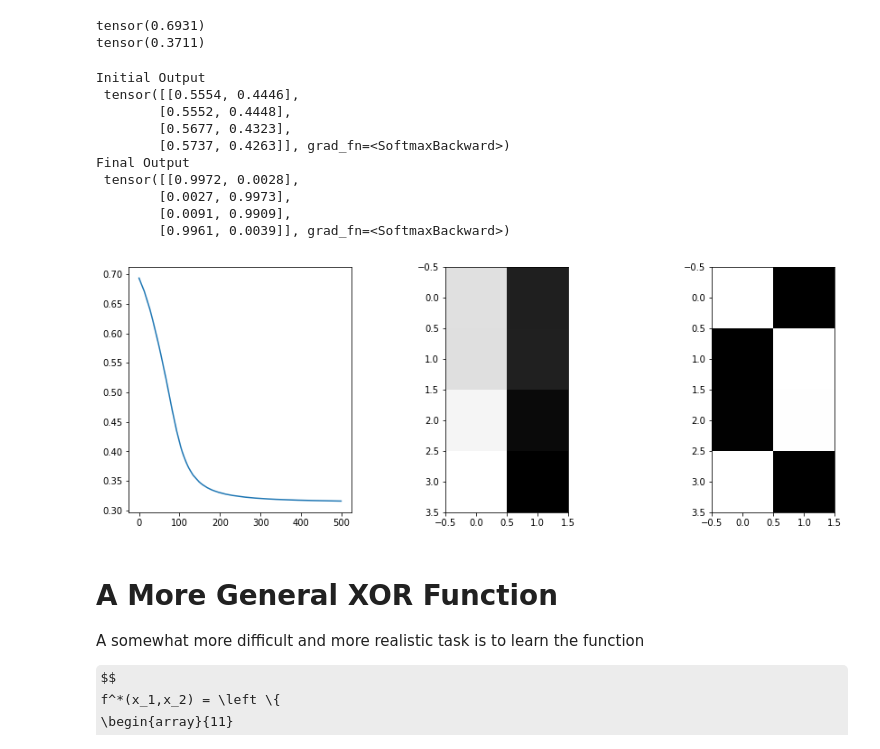
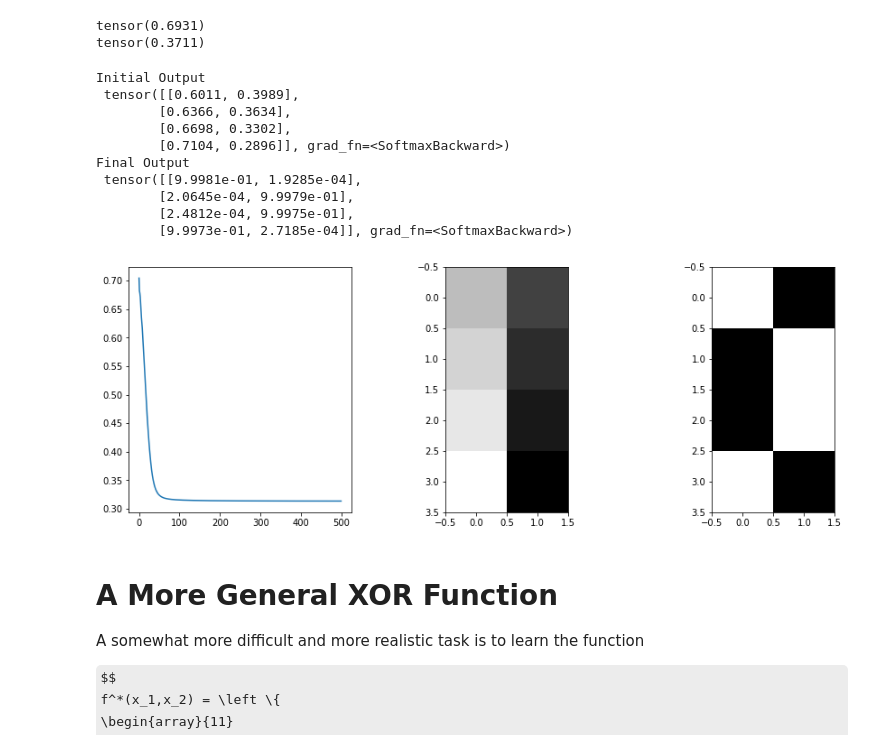
Before and after one commit to klavins/EE502P, a Jupyter notebook: 9.ML1.ipynb, the cells around one changed output. Saved outputs shown, nothing was run; the diff lists cells and outputs as text; code cells hidden in the pictures; some formulas as TeX source.

```diff
--- a/9.ML1.ipynb
+++ b/9.ML1.ipynb
@@ -767,44 +767,44 @@ class ModelTwo(nn.Module):
 x = torch.tensor([[0,0],[0,1],[1,0],[1,1]],dtype=torch.float, requires_grad=True)
 y = torch.tensor([0,1,1,0])
 
-model = ModelTwo(10) # Ten neurons in the hidden layer helps assure that some reachable
+model = ModelTwo(100) # Ten neurons in the hidden layer helps assure that some reachable
                      # local minima computes the right function. In the trained model,
                      # some neurons may not do anything useful.
 
 yhat0 = model(x)
 print("Initial Output\n", yhat0)
 
 criterion = nn.CrossEntropyLoss()
 optimizer = torch.optim.Adam(model.parameters(), lr=0.01)
 
 data = []
 
 for n in range(500):
     optimizer.zero_grad()
     yhat = model(x)
     loss = criterion(yhat,y)
     data.append(loss)
     loss.backward()
     optimizer.step()
 
 fig,ax=plt.subplots(1,3,figsize=(15,5))
 
 ax[0].plot(data)
 ax[1].imshow(yhat0.detach().numpy(),cmap="gray")
 ax[2].imshow(yhat.detach().numpy(),cmap="gray")
 print("Final Output\n", yhat)
 # %% [output]
 Initial Output
- tensor([[0.5554, 0.4446],
-        [0.5552, 0.4448],
-        [0.5677, 0.4323],
-        [0.5737, 0.4263]], grad_fn=<SoftmaxBackward>)
+ tensor([[0.6011, 0.3989],
+        [0.6366, 0.3634],
+        [0.6698, 0.3302],
+        [0.7104, 0.2896]], grad_fn=<SoftmaxBackward>)
 Final Output
- tensor([[0.9972, 0.0028],
-        [0.0027, 0.9973],
-        [0.0091, 0.9909],
-        [0.9961, 0.0039]], grad_fn=<SoftmaxBackward>)
+ tensor([[9.9981e-01, 1.9285e-04],
+        [2.0645e-04, 9.9979e-01],
+        [2.4812e-04, 9.9975e-01],
+        [9.9973e-01, 2.7185e-04]], grad_fn=<SoftmaxBackward>)
-[figure, old version]
+[figure, new version]
 # %% [markdown]
 # A More General XOR Function
 
```
Also changed, not shown: parts of 4 cells of this notebook, 2 other files.
